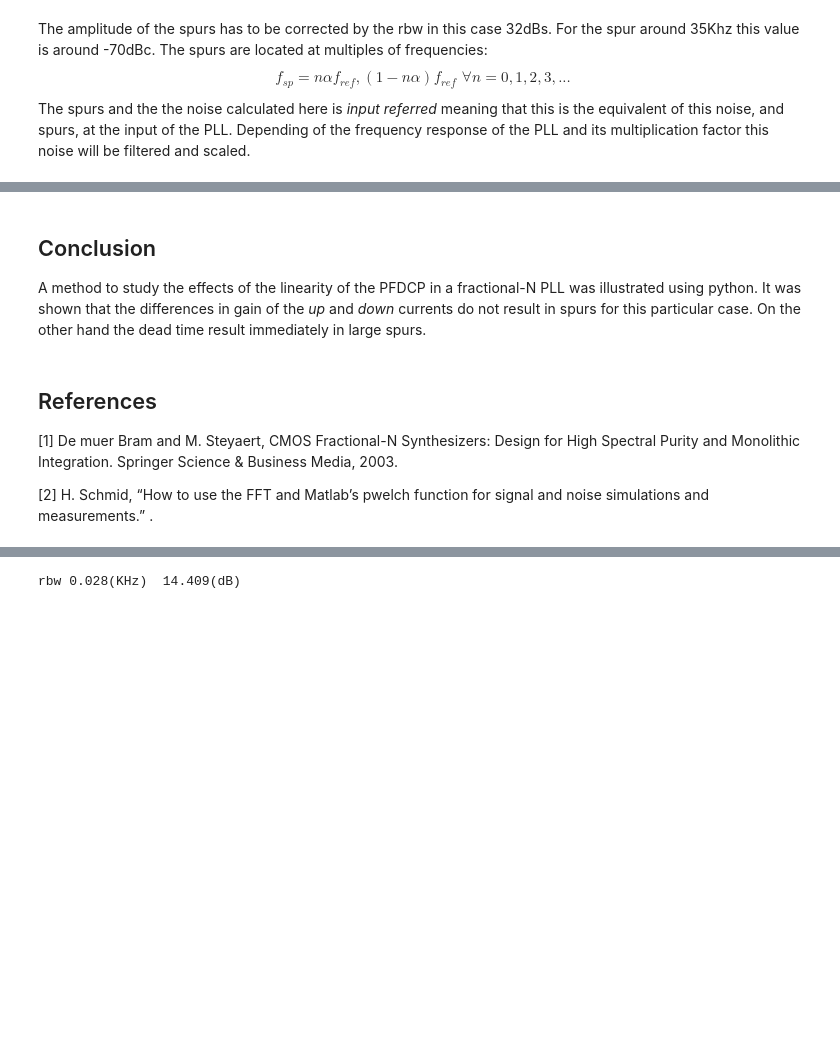
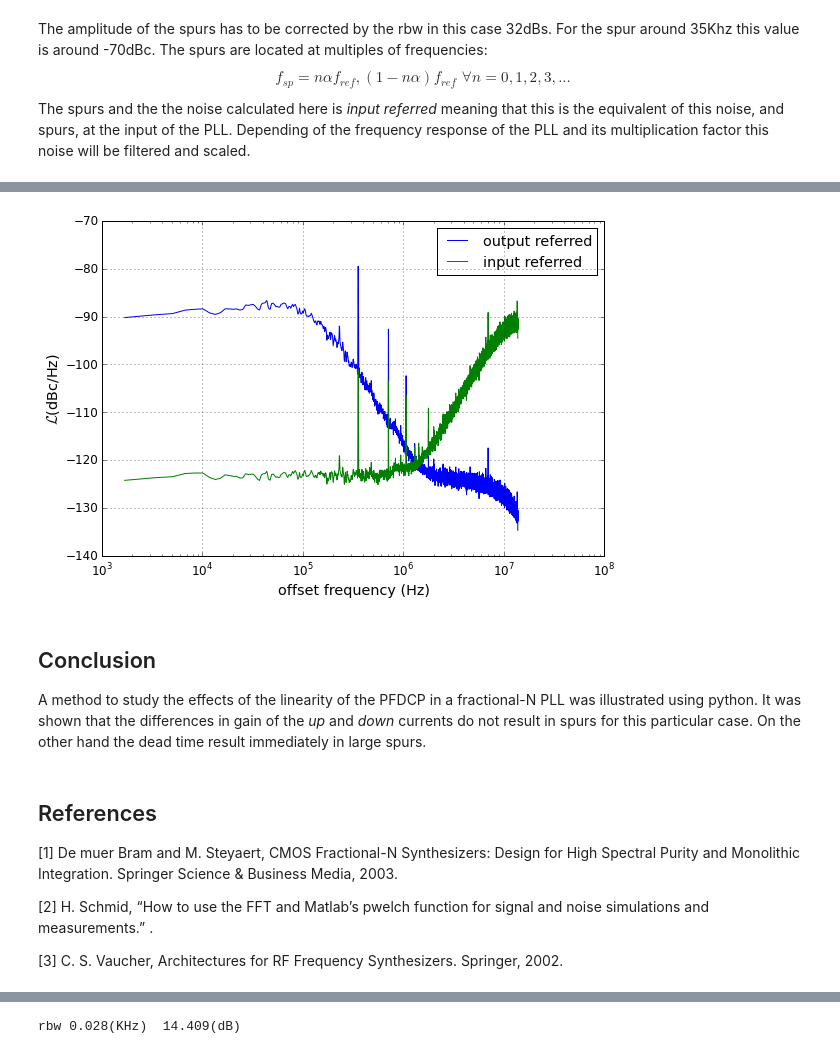
Before and after one commit to ivan33609/plldesigner, a Jupyter notebook: notebooks/Linearity.ipynb, the cells around one changed output, grey strips where cells are left out. Cells and saved outputs as stored; diff of their text form; code cells hidden in the pictures; blank space fills up the shorter version.

```diff
--- a/notebooks/Linearity.ipynb
+++ b/notebooks/Linearity.ipynb
@@ -234,0 +267,10 @@ The spurs and the the noise calculated here is *input referred* meaning that thi
+# %%
+def sys_3order(pm=60, fc=1):
+    b = (tan(pm*pi/180/2+pi/4))**2;
+    wc = 2*pi*fc
+    tz = sqrt(b)/wc
+    tp = 1/(wc*sqrt(b))
+    K = wc**2/sqrt(b)
+    Gsys = lti.lti([K*tz, K],[tp, 1, 0, 0])
+    Hsys = lti.lti([K*tz, K],[tp, 1, K*tz, K])
+    return Gsys, Hsys
@@ -235,3 +289,13 @@ The spurs and the the noise calculated here is *input referred* meaning that thi
+# %%
+Gsys, Hsys = sys_3order(pm=60, fc = 1e5)
+Nfix = 1
+M = Nfix*Navg
+wm, Hfm = Hsys.freqresp(w=2*pi*f[ind])
+plt_pnoise(f[ind],10*log10(Phi2_err_nonlin[ind]/2) + 20*log10(abs(Hfm)) + 20*log10(M), label='output referred')
+plt_pnoise(f[ind],10*log10(Phi2_err_nonlin[ind]/2), label='input referred')
+plt.legend();
+# %% [output]
+[figure, added]
 # %% [markdown]
 ## Conclusion
 A method to study the effects of the linearity of the PFDCP in a fractional-N PLL was illustrated using python. It was shown that the differences in gain of the *up* and *down* currents do not result in spurs for this particular case. On the other hand the dead time result immediately in large spurs.
@@ -241,5 +305,8 @@ A method to study the effects of the linearity of the PFDCP in a fractional-N PL
 [1] De muer Bram and M. Steyaert, CMOS Fractional-N Synthesizers: Design for High Spectral Purity and Monolithic Integration. Springer Science & Business Media, 2003.
 
 [2] H. Schmid, “How to use the FFT and Matlab’s pwelch function for signal and noise simulations and measurements.” .
+
+
+[3] C. S. Vaucher, Architectures for RF Frequency Synthesizers. Springer, 2002.
 # %% [markdown]
 ##  Annex:  Calculating the power spectral density by using the FFT
```
Also changed, not shown: parts of 8 cells of this notebook.
